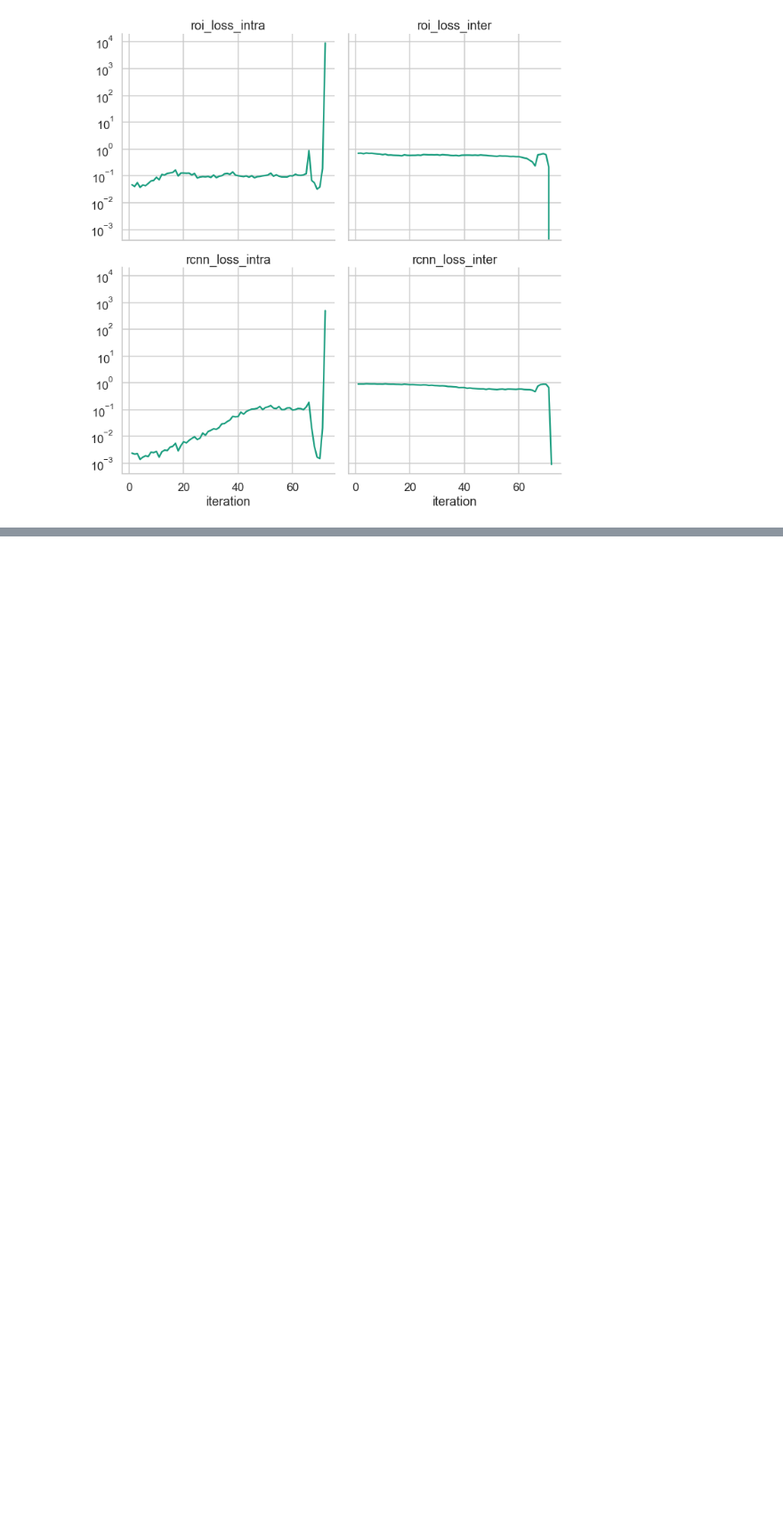
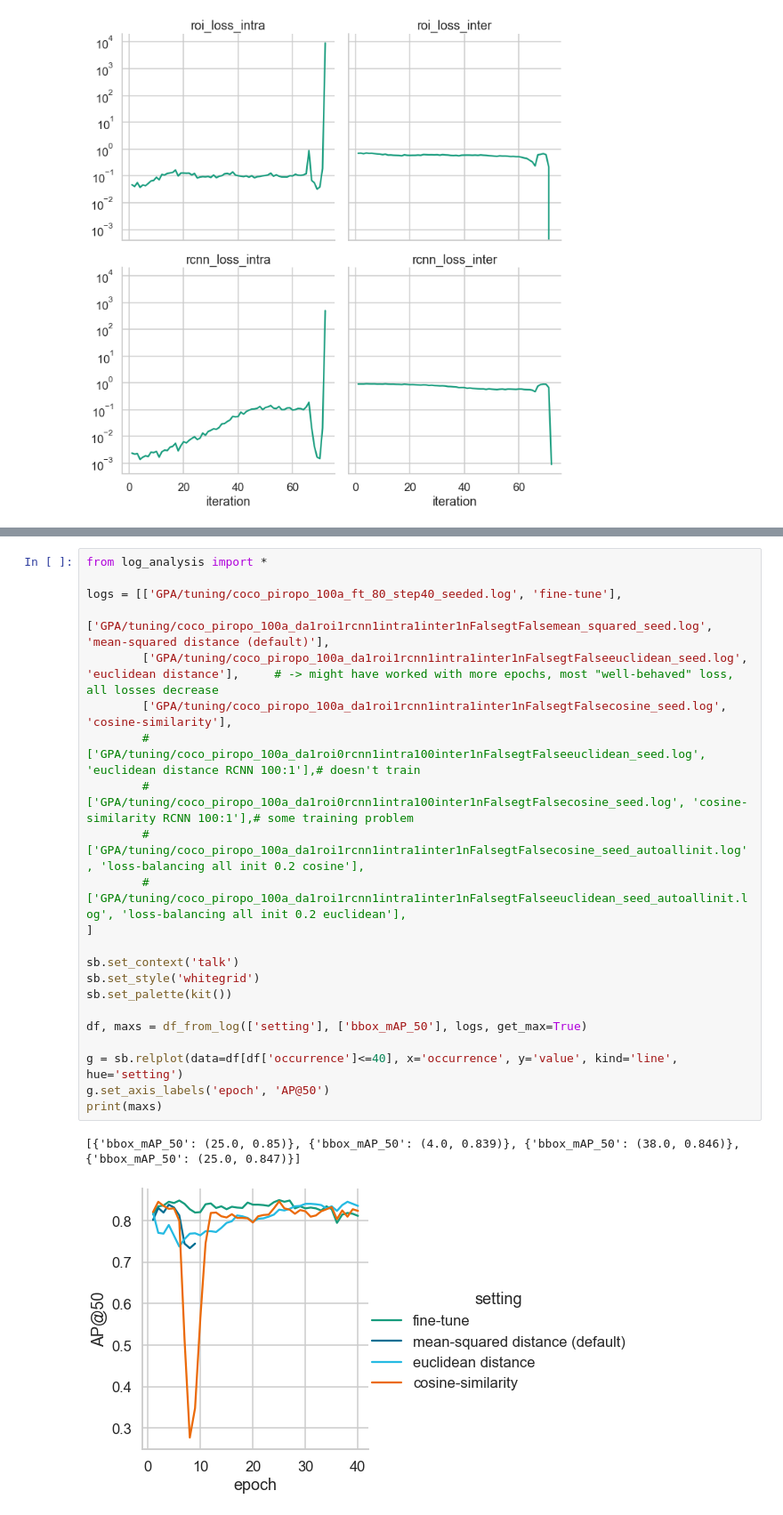
Before and after one commit to ThaddaeusWiedemer/FisheyeSPA, a Jupyter notebook: results/gpa.ipynb, the cells around one changed output, grey strips where cells are left out. Shown: that part at 89% size. Cells and saved outputs as stored; diff of their text form; blank space fills up the shorter version.

```diff
--- a/results/gpa.ipynb
+++ b/results/gpa.ipynb
@@ -39,3 +45,28 @@ plt.yscale('log')
+# %%
+from log_analysis import *
+
+logs = [['GPA/tuning/coco_piropo_100a_ft_80_step40_seeded.log', 'fine-tune'],
+        ['GPA/tuning/coco_piropo_100a_da1roi1rcnn1intra1inter1nFalsegtFalsemean_squared_seed.log', 'mean-squared distance (default)'],
+        ['GPA/tuning/coco_piropo_100a_da1roi1rcnn1intra1inter1nFalsegtFalseeuclidean_seed.log', 'euclidean distance'],     # -> might have worked with more epochs, most "well-behaved" loss, all losses decrease
+        ['GPA/tuning/coco_piropo_100a_da1roi1rcnn1intra1inter1nFalsegtFalsecosine_seed.log', 'cosine-similarity'],
+        # ['GPA/tuning/coco_piropo_100a_da1roi0rcnn1intra100inter1nFalsegtFalseeuclidean_seed.log', 'euclidean distance RCNN 100:1'],# doesn't train
+        # ['GPA/tuning/coco_piropo_100a_da1roi0rcnn1intra100inter1nFalsegtFalsecosine_seed.log', 'cosine-similarity RCNN 100:1'],# some training problem
+        # ['GPA/tuning/coco_piropo_100a_da1roi1rcnn1intra1inter1nFalsegtFalsecosine_seed_autoallinit.log', 'loss-balancing all init 0.2 cosine'],
+        # ['GPA/tuning/coco_piropo_100a_da1roi1rcnn1intra1inter1nFalsegtFalseeuclidean_seed_autoallinit.log', 'loss-balancing all init 0.2 euclidean'],
+]
+
+sb.set_context('talk')
+sb.set_style('whitegrid')
+sb.set_palette(kit())
+
+df, maxs = df_from_log(['setting'], ['bbox_mAP_50'], logs, get_max=True)
+
+g = sb.relplot(data=df[df['occurrence']<=40], x='occurrence', y='value', kind='line', hue='setting')
+g.set_axis_labels('epoch', 'AP@50')
+print(maxs)
+# %% [output]
+[{'bbox_mAP_50': (25.0, 0.85)}, {'bbox_mAP_50': (4.0, 0.839)}, {'bbox_mAP_50': (38.0, 0.846)}, {'bbox_mAP_50': (25.0, 0.847)}]
+[figure, added]
 # %% [markdown]
 ## automatic loss-balancing
 We suspect the problem is due to poorly-balanced losses and first try a method for automatic loss-balancing. With simple initialization the method is not able to outperform manual balancing or even the fine-tuning baseline.
```
Also changed, not shown: parts of 23 cells of this notebook, 2 other files.
